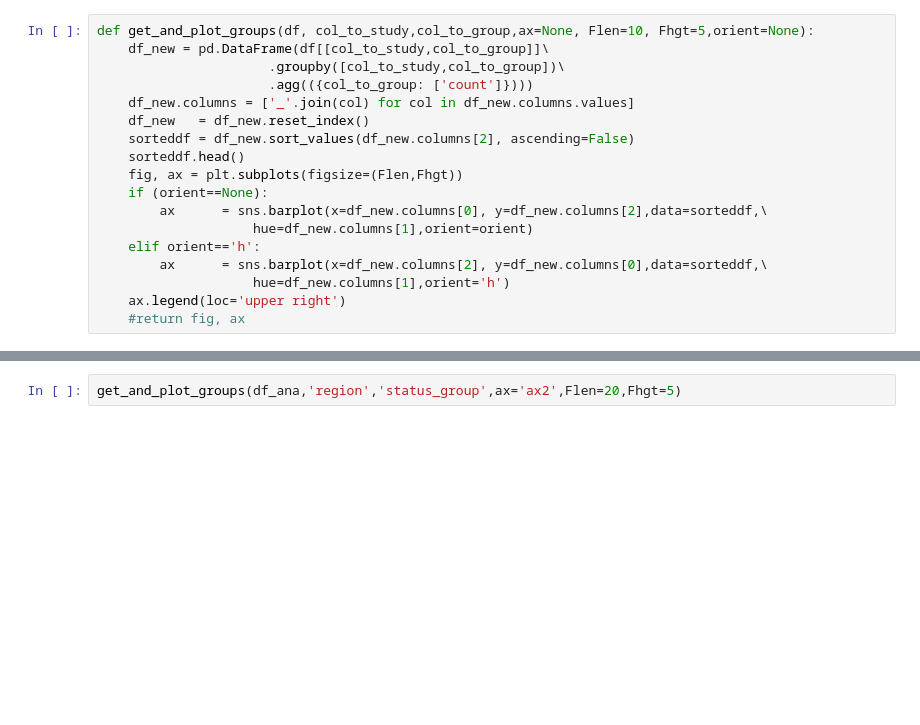
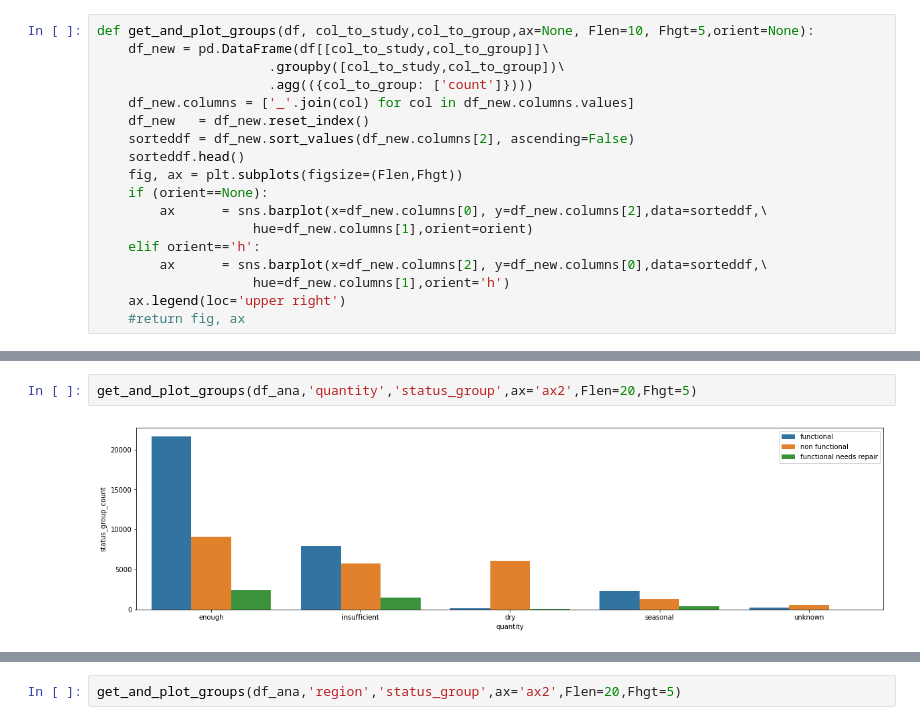
Before and after one commit to deepssharma/project_phase3_tanzania, a Jupyter notebook: EDA.ipynb, the cells around one changed output, grey strips where cells are left out. Cells and saved outputs as stored; diff of their text form; blank space fills up the shorter version.

```diff
--- a/EDA.ipynb
+++ b/EDA.ipynb
@@ -1127,0 +1293,4 @@ get_and_plot_groups(df_ana,'extraction_type_class','status_group',ax='ax1',Flen=
+# %%
+get_and_plot_groups(df_ana,'quantity','status_group',ax='ax2',Flen=20,Fhgt=5)
+# %% [output]
+[figure, added]
```
Also changed, not shown: parts of 27 cells of this notebook, 4 other files.
